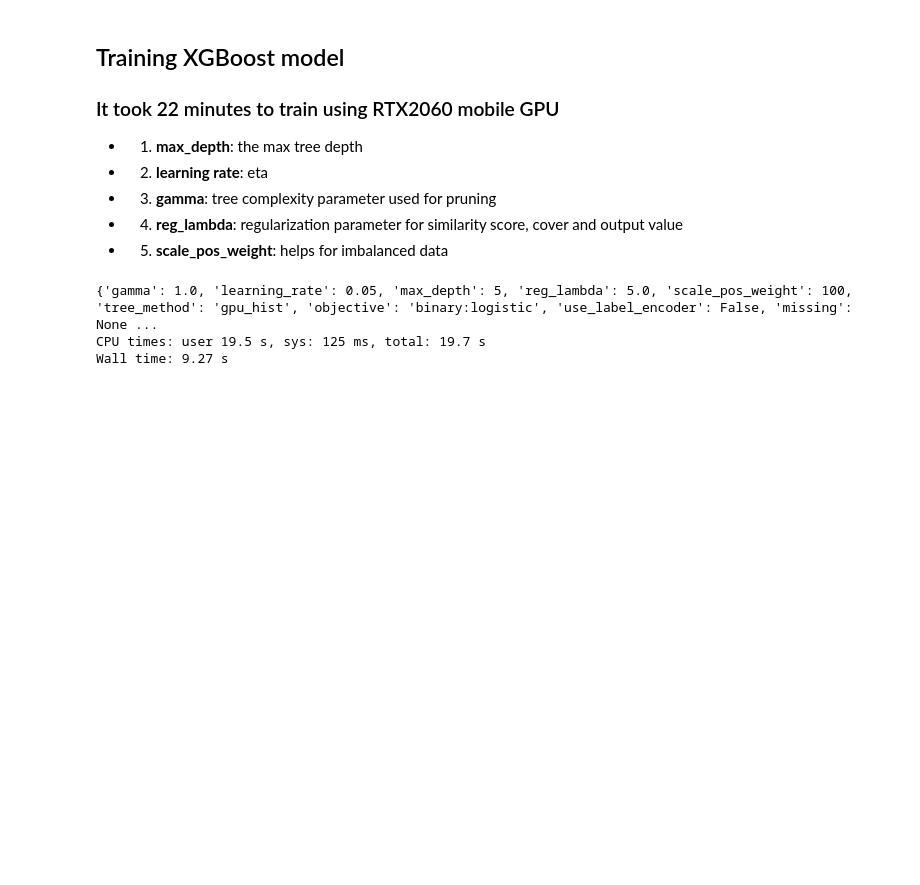
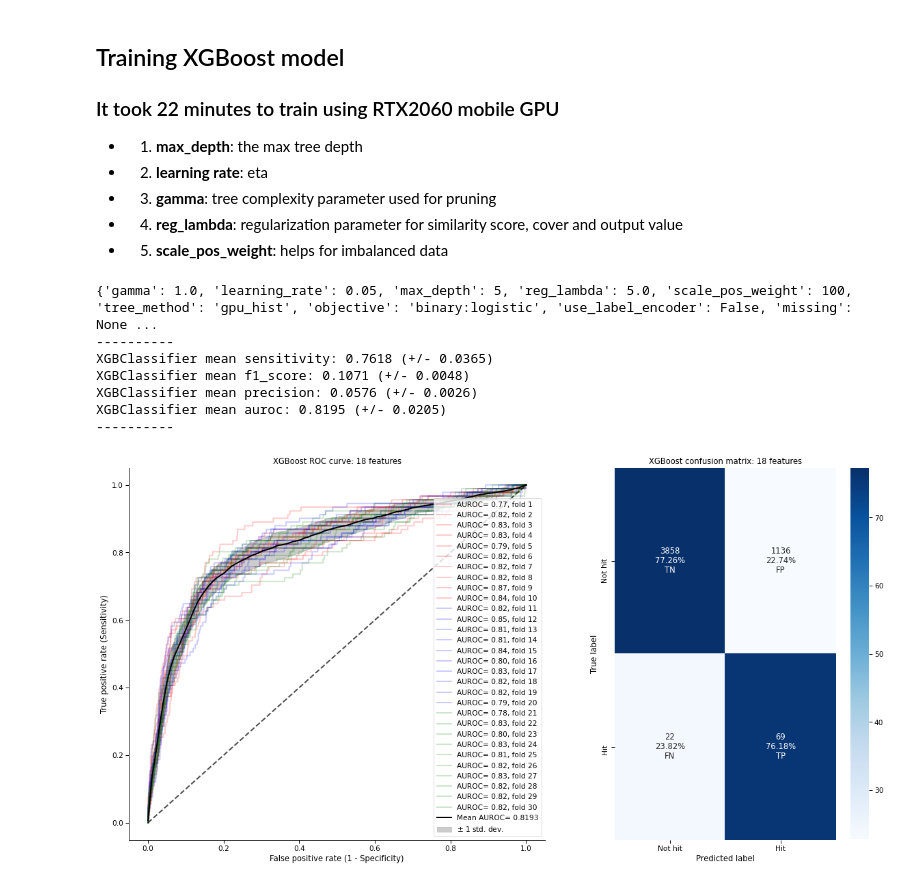
Before and after one commit to razielar/xgboost_classifier, a Jupyter notebook: jp_nbs/xgboost.classifier.ipynb, the cells around one changed output. Cells and saved outputs as stored; diff of their text form; code cells hidden in the pictures; blank space fills up the shorter version.

Commit message:
plot results

```diff
--- a/jp_nbs/xgboost.classifier.ipynb
+++ b/jp_nbs/xgboost.classifier.ipynb
@@ -108,31 +111,36 @@ scoring = {'sensitivity': 'recall', 'f1_score': 'f1', 'precision': 'precision',
 # %%
 %%time
 
 gamma= 1.0; learning_rate= 0.05; max_depth=5; reg_lambda= 5.0; scale_pos_weight=100 #TEST: TN= 82.24; TP= 72.45 ; ALL DATA: TN= 82.14; TP= 84.74
 
 gs_results= dict(gamma= gamma,
                  learning_rate= learning_rate,
                  max_depth= max_depth,
                  reg_lambda= reg_lambda,
                  scale_pos_weight= scale_pos_weight,
                  tree_method= 'gpu_hist',
                  objective= 'binary:logistic', use_label_encoder= False, missing= None, seed= SEED, eval_metric= ['auc'])
 
 print(gs_results)
 
 # Model:
 model= xgb.XGBClassifier(**gs_results)
 
 ### CV results:
 results= cross_validate(model, X, y.values.ravel(), cv= stratified_cv, scoring= list(scoring.values()), return_train_score= False, verbose=0)
-# print_cv_results(scoring, model, results)
+print_cv_results(scoring, model, results)
 
 
 ### Plotting:
-# sns.set_context("paper", 1.2)
-# plot_roc_cm(model= model, cv= stratified_cv, X=X, y=y, verbose=False,
-#             roc_title= f'XGBoost ROC curve: {X.shape[1]} features', cm_title= f'XGBoost confusion matrix: {X.shape[1]} features')
+sns.set_context("paper", 1.2)
+plot_roc_cm(model= model, cv= stratified_cv, X=X, y=y, verbose=False,
+            roc_title= f'XGBoost ROC curve: {X.shape[1]} features', cm_title= f'XGBoost confusion matrix: {X.shape[1]} features')
 # %% [output]
 {'gamma': 1.0, 'learning_rate': 0.05, 'max_depth': 5, 'reg_lambda': 5.0, 'scale_pos_weight': 100, 'tree_method': 'gpu_hist', 'objective': 'binary:logistic', 'use_label_encoder': False, 'missing': None ...
-CPU times: user 19.5 s, sys: 125 ms, total: 19.7 s
-Wall time: 9.27 s
+----------
+XGBClassifier mean sensitivity: 0.7618 (+/- 0.0365)
+XGBClassifier mean f1_score: 0.1071 (+/- 0.0048)
+XGBClassifier mean precision: 0.0576 (+/- 0.0026)
+XGBClassifier mean auroc: 0.8195 (+/- 0.0205)
+----------
+[figure, added]
```
Also changed, not shown: parts of 2 cells of this notebook, 3 other files.
